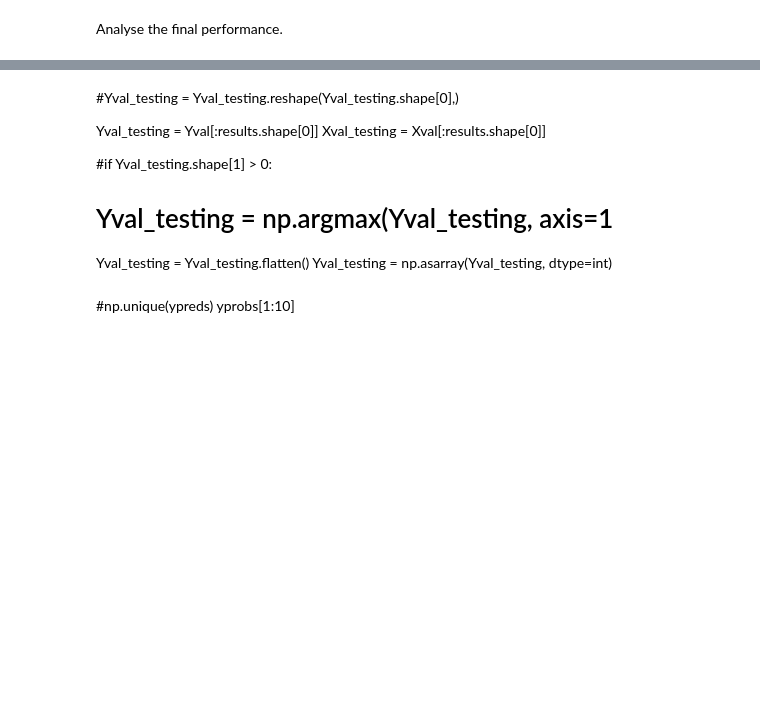
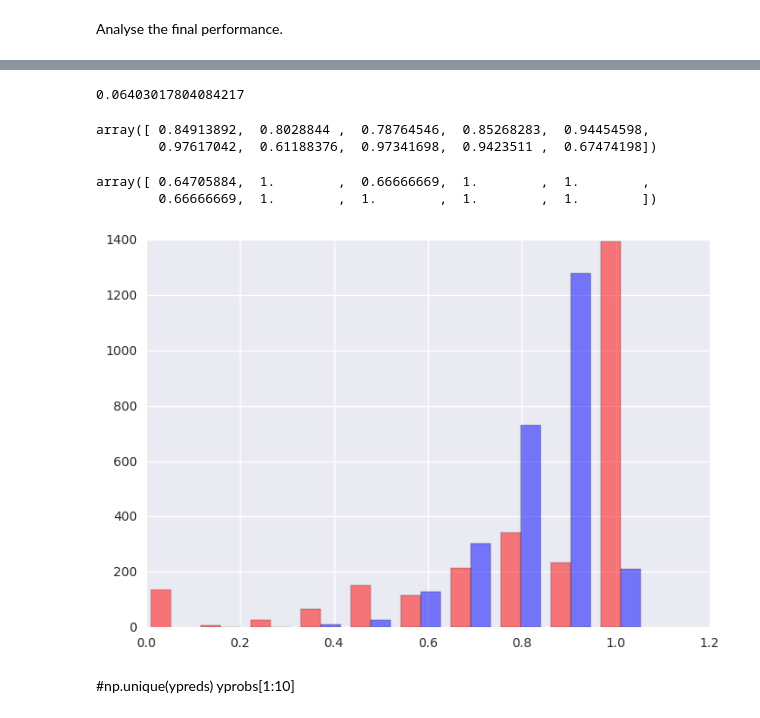
Before and after one commit to Robinlovelace/mlCars, a Jupyter notebook: Python/Deep_MLP.ipynb, the cells around one changed output, grey strips where cells are left out. Saved outputs shown, nothing was run; the diff lists cells and outputs as text; code cells hidden in the pictures; blank space fills up the shorter version.

```diff
--- a/Python/Deep_MLP.ipynb
+++ b/Python/Deep_MLP.ipynb
@@ -522,7 +522,7 @@ Xpred = pretrain_model(X, ae_outputtheano1, ae_outputtheano2, w_h1_pre, b_h1_pre
 L1 = T.sum(T.abs_(w_h1_pre))
 L2 = T.sum(T.sqr(w_h1_pre))
 
-cost = T.mean(T.sqr(Xpred-X)) #+ 0.001*L1 + 0.001*L2
+cost = T.mean(T.sqr(Xpred-X)) + 0.001*L1 + 0.001*L2
 
 params = [w_h1_pre, b_h1_pre, b_h2_pre, b_h3_pre, b_h4_pre]
 
@@ -669,7 +669,7 @@ L2 = T.sum(T.sqr(w_h2)) + T.sum(T.sqr(w_h3)) + T.sum(T.sqr(w_h1)) + T.sum(T.sqr(
 #cost = T.mean(T.nnet.binary_crossentropy(yprobs_train, Y)) + 0.001*L1 + 0.001*L2
 #cost = -(Y*T.log(yprobs_train) + (1-Y)*T.log(1-yprobs_train)).mean() + 0.001*L1 + 0.001*L2
 #cost = T.mean(T.nnet.binary_crossentropy(yprobs, Y)) + 0.01*L2
-cost = T.mean(T.sqr(ypred_train-Y)) + 0.001*L1 + 0.001*L2
+cost = T.mean(T.sqr(ypred_train-Y)) + 0.0001*L1 + 0.0001*L2
 #cost = T.mean(T.sqr(yprobs_train-Y))
 
 #updates = lur.sgd(cost,params,learning_rate=0.001)
@@ -907,14 +895,46 @@ results = results.flatten()
-# %% [markdown]
-
-#Yval_testing = Yval_testing.reshape(Yval_testing.shape[0],)
-
-Yval_testing = Yval[:results.shape[0]]
-Xval_testing = Xval[:results.shape[0]]
-
-#if Yval_testing.shape[1] > 0:
-#    Yval_testing = np.argmax(Yval_testing, axis=1
-Yval_testing = Yval_testing.flatten()
-Yval_testing = np.asarray(Yval_testing, dtype=int)
+# %%
+np.mean(errors[150:])
+# %% [output]
+0.06403017804084217
+# %%
+n_test_batches = int(Xvaltheano.get_value(borrow=True).shape[0] / batchsize)
+
+results = np.empty((batchsize*n_test_batches, 1),dtype=float)
+#resultprobs = np.empty((batchsize*n_test_batches, 1),dtype=float)
+for batchidx in range(n_test_batches):
+    #resultprobs[batchsize*batchidx:batchsize*(batchidx+1)] = predict(batchidx)[0]
+    #results[batchsize*batchidx:batchsize*(batchidx+1)] = predict(batchidx)[1]
+    results[batchsize*batchidx:batchsize*(batchidx+1)] = predict(batchidx)#[0]
+
+results = np.asarray(results, dtype=float)
+results = results.flatten()
+# %%
+results[:10]
+# %% [output]
+array([ 0.84913892,  0.8028844 ,  0.78764546,  0.85268283,  0.94454598,
+        0.97617042,  0.61188376,  0.97341698,  0.9423511 ,  0.67474198])
+# %%
+
+#Yval_testing = Yval_testing.reshape(Yval_testing.shape[0],)
+
+Yval_testing = Yval[:results.shape[0]]
+#Xval_testing = Xval[:results.shape[0]]
+
+#if Yval_testing.shape[1] > 0:
+#    Yval_testing = np.argmax(Yval_testing, axis=1
+Yval_testing = Yval_testing.flatten()
+Yval_testing = np.asarray(Yval_testing, dtype=float)
+
+Yval_testing[:10]
+# %% [output]
+array([ 0.64705884,  1.        ,  0.66666669,  1.        ,  1.        ,
+        0.66666669,  1.        ,  1.        ,  1.        ,  1.        ])
+# %%
+import seaborn as sns
+plt.hist([Yval_testing, results], color=['r','b'], alpha=0.5)
+plt.show()
+# %% [output]
+[figure, added]
 # %% [markdown]
 #np.unique(ypreds)
 yprobs[1:10]
```
Also changed, not shown: parts of 13 cells of this notebook.
